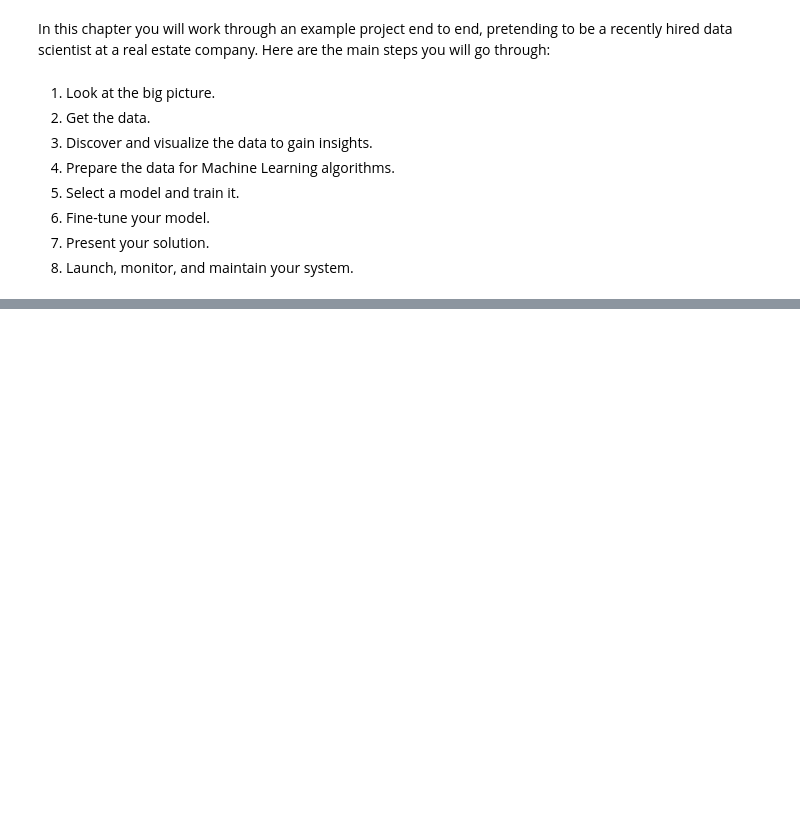
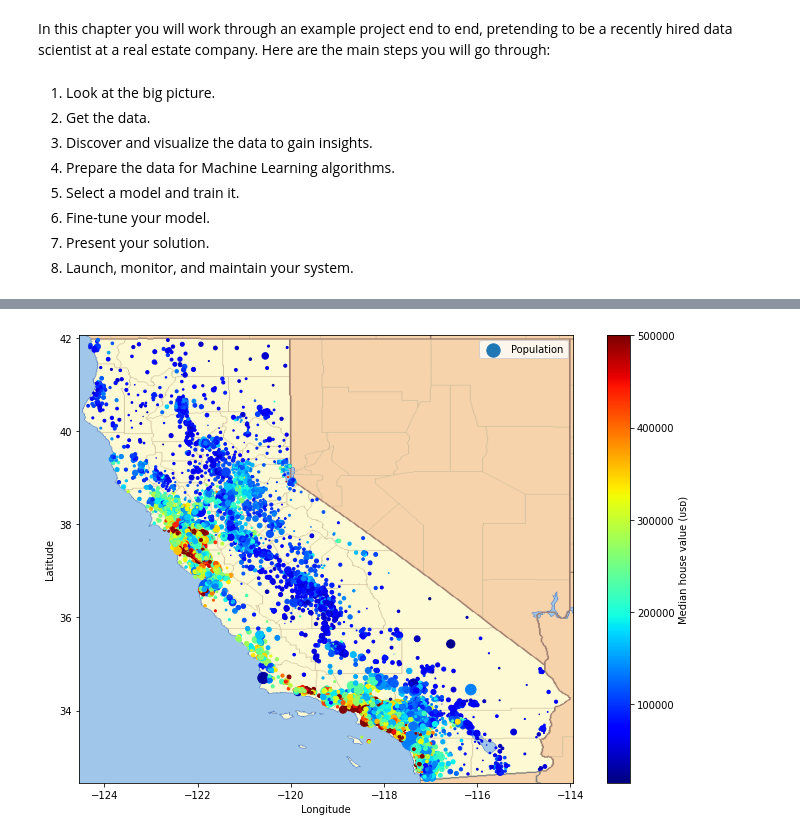
Before and after one commit to marco-canas/cumplea-os_oficina_docentes, a Jupyter notebook: revision_bibloografica/c_2_geron/1_janis.ipynb, the cells around one changed output, grey strips where cells are left out. Saved outputs shown, nothing was run; the diff lists cells and outputs as text; code cells hidden in the pictures; blank space fills up the shorter version.

```diff
--- a/revision_bibloografica/c_2_geron/1_janis.ipynb
+++ b/revision_bibloografica/c_2_geron/1_janis.ipynb
@@ -41,0 +68,38 @@ In this chapter you will work through an example project end to end, pretending
+# %%
+IMAGES_PATH = Path() / "images" / "end_to_end_project"
+IMAGES_PATH.mkdir(parents=True, exist_ok=True)
+
+def save_fig(fig_id, tight_layout=True, fig_extension="png", resolution=300):
+    path = IMAGES_PATH / f"{fig_id}.{fig_extension}"
+    if tight_layout:
+        plt.tight_layout()
+    plt.savefig(path, format=fig_extension, dpi=resolution)
+# %%
+# extra code – this cell generates the first figure in the chapter
+
+# Download the California image
+filename = "california.png"
+if not (IMAGES_PATH / filename).is_file():
+    homl3_root = "https://github.com/ageron/handson-ml3/raw/main/"
+    url = homl3_root + "images/end_to_end_project/" + filename
+    print("Downloading", filename)
+    urllib.request.urlretrieve(url, IMAGES_PATH / filename)
+
+housing_renamed = housing.rename(columns={
+    "latitude": "Latitude", "longitude": "Longitude",
+    "population": "Population",
+    "median_house_value": "Median house value (ᴜsᴅ)"})
+housing_renamed.plot(
+             kind="scatter", x="Longitude", y="Latitude",
+             s=housing_renamed["Population"] / 100, label="Population",
+             c="Median house value (ᴜsᴅ)", cmap="jet", colorbar=True,
+             legend=True, sharex=False, figsize=(10, 7))
+
+california_img = plt.imread(IMAGES_PATH / filename)
+axis = -124.55, -113.95, 32.45, 42.05
+plt.axis(axis)
+plt.imshow(california_img, extent=axis)
+
+save_fig("california_housing_prices_plot")
+plt.show()
+# %% [output]
@@ -41,0 +107 @@ In this chapter you will work through an example project end to end, pretending
+[figure, added]
```
Also changed, not shown: parts of 5 cells of this notebook.
